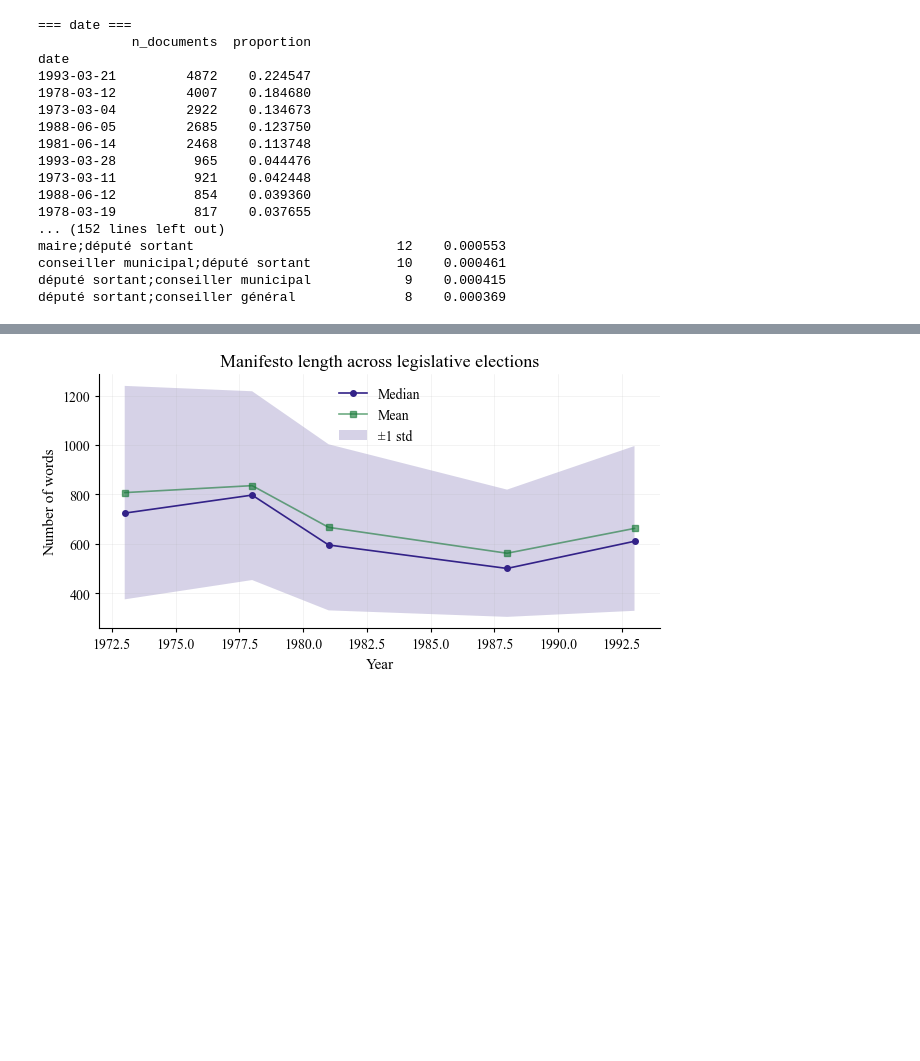
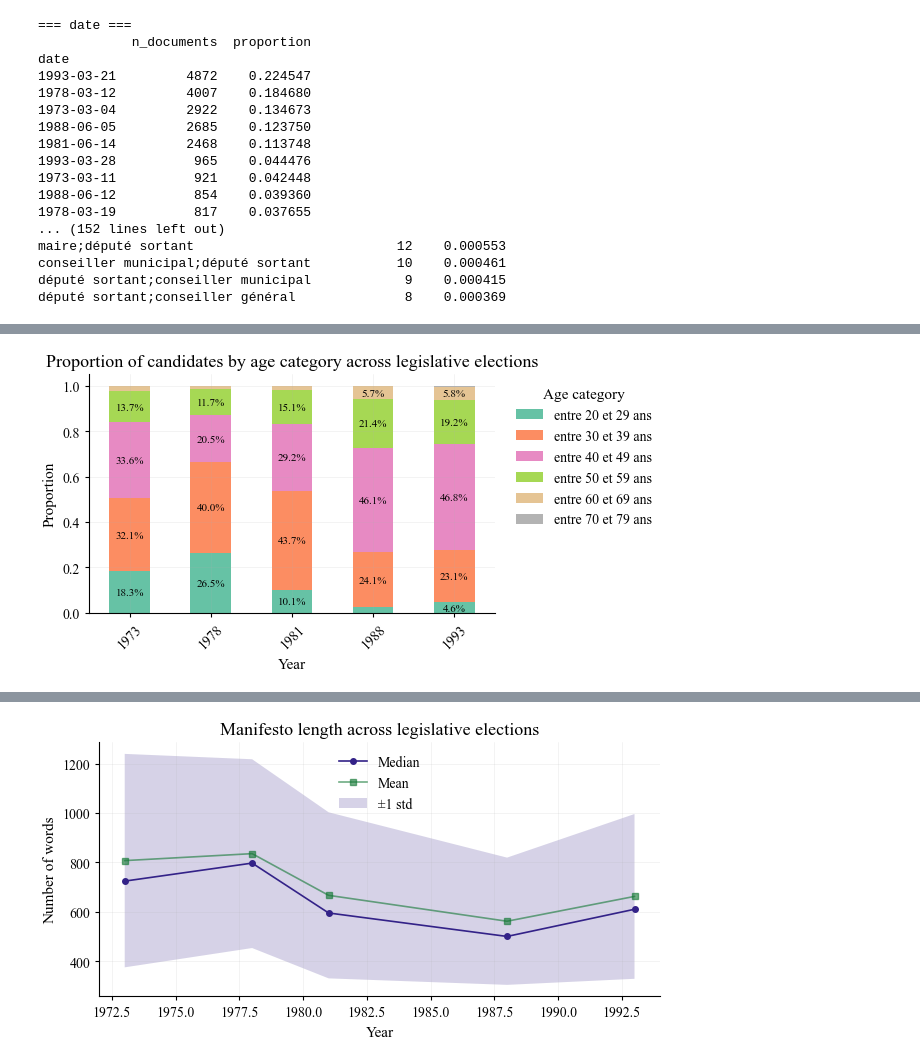
Before and after one commit to emmaleg/Archelec_NLP_topic_analysis, a Jupyter notebook: main_analysis.ipynb, the cells around one changed output, grey strips where cells are left out. Saved outputs shown, nothing was run; the diff lists cells and outputs as text; code cells hidden in the pictures; blank space fills up the shorter version.

```diff
--- a/main_analysis.ipynb
+++ b/main_analysis.ipynb
@@ -331,0 +343,25 @@ plt.show()
+# %%
+# Age distribution over time — politicians gets older or younger ?
+age_over_time = temporal_distribution(df, group_col="titulaire-age-tranche")
+
+# Convert to proportions per year
+age_props = age_over_time.div(age_over_time.sum(axis=1), axis=0)
+
+fig, ax = plt.subplots(figsize=(6.5, 3.5))
+age_props.plot(kind="bar", stacked=True, ax=ax, colormap="Set2")
+ax.set_title("Proportion of candidates by age category across legislative elections")
+ax.set_xlabel("Year")
+ax.set_ylabel("Proportion")
+ax.legend(title="Age category", bbox_to_anchor=(1.02, 1), loc="upper left")
+ax.tick_params(axis="x", rotation=45)
+
+for container in ax.containers:
+    labels = [f"{v.get_height()*100:.1f}%" if v.get_height() > 0.03 else ""
+              for v in container]
+    ax.bar_label(container, labels=labels, label_type="center", fontsize=8)
+
+plt.tight_layout()
+plt.savefig("charts/02b_age_over_time.png", dpi=150)
+plt.show()
+# %% [output]
+[figure, added]
```
Also changed, not shown: parts of 78 cells of this notebook, 11 other files.
